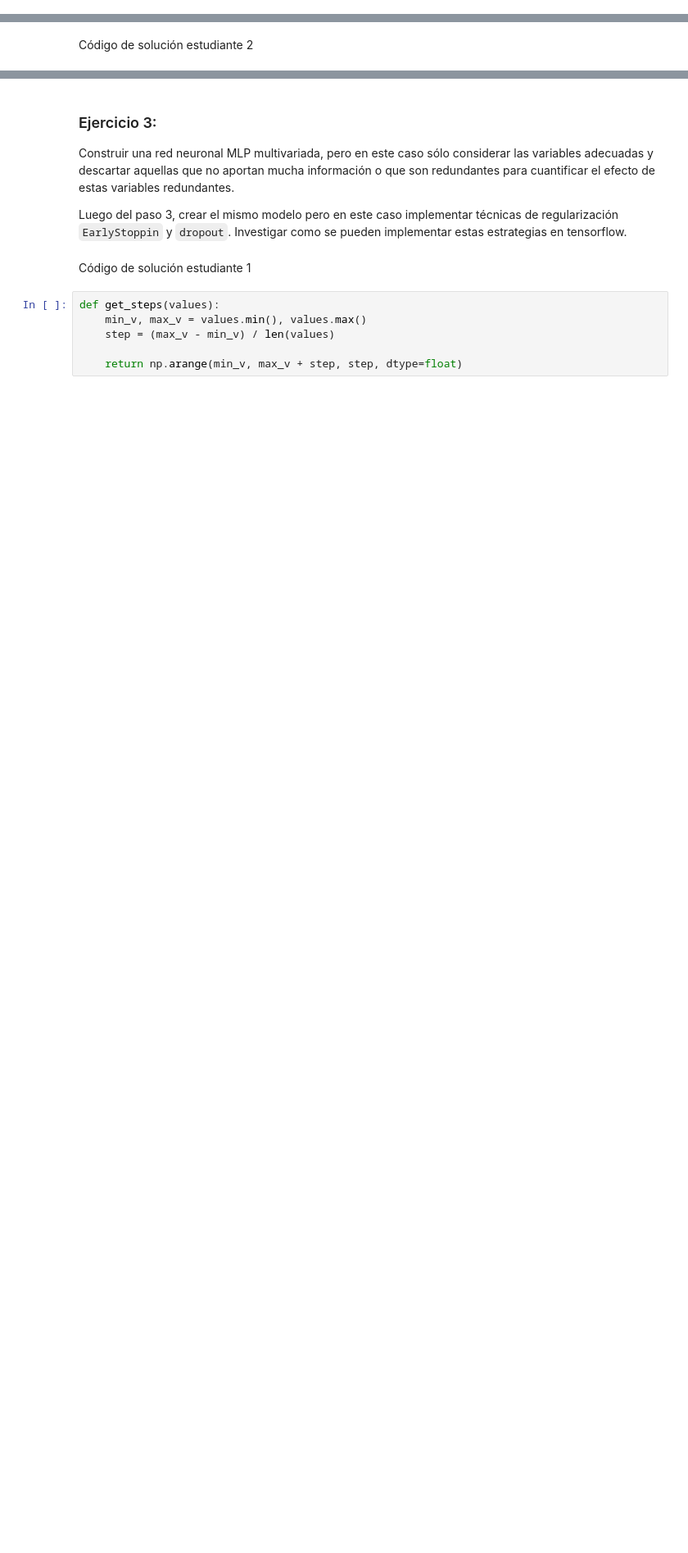
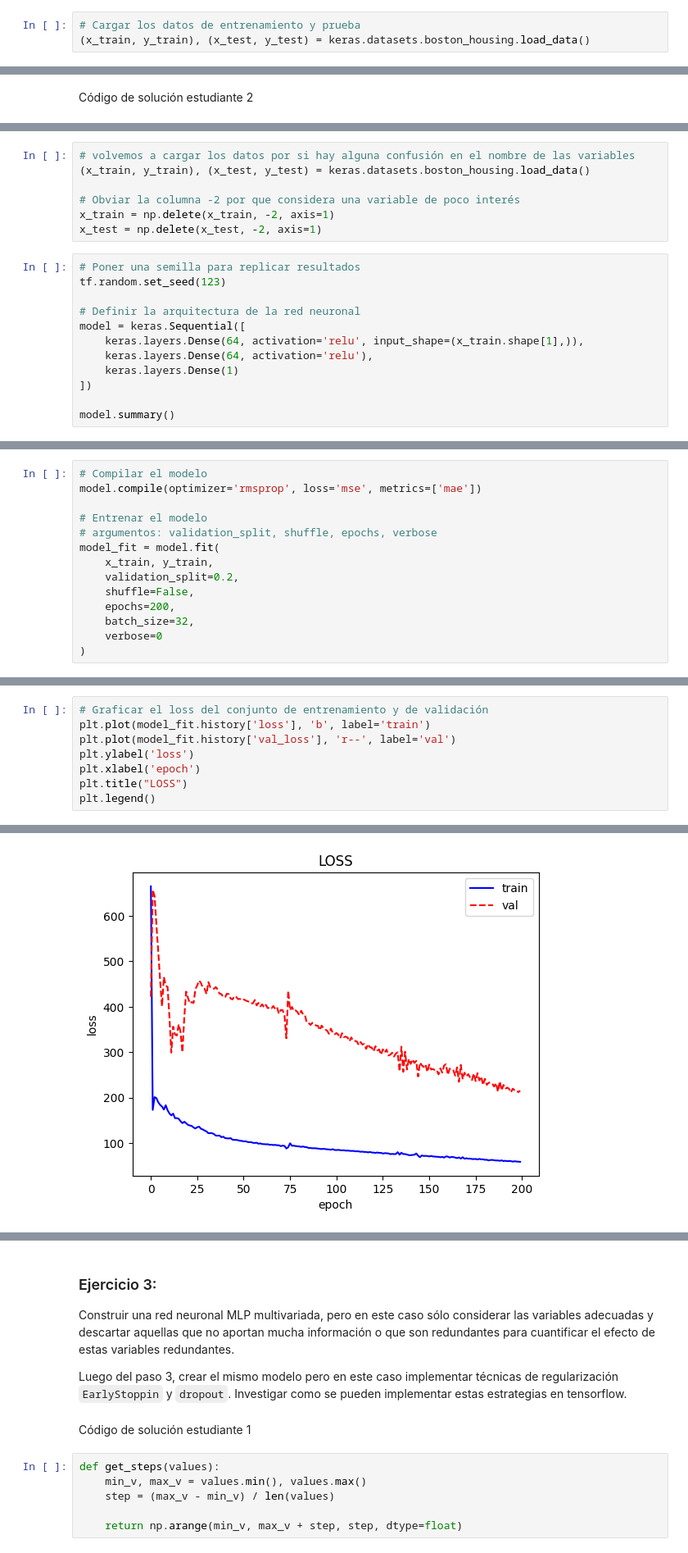
Before and after one commit to xagallegos/ProyectoConjunto_XGallegos_SDDue-as, a Jupyter notebook: Tarea4.ipynb, the cells around one changed output, grey strips where cells are left out. Shown at 82% size. Cells and saved outputs as stored; diff of their text form; blank space fills up the shorter version.

```diff
--- a/Tarea4.ipynb
+++ b/Tarea4.ipynb
@@ -358,0 +362,3 @@ Código de solución estudiante 2
+# %%
+# Cargar los datos de entrenamiento y prueba
+(x_train, y_train), (x_test, y_test) = keras.datasets.boston_housing.load_data()
@@ -454,0 +603,19 @@ Código de solución estudiante 2
+# %%
+# volvemos a cargar los datos por si hay alguna confusión en el nombre de las variables
+(x_train, y_train), (x_test, y_test) = keras.datasets.boston_housing.load_data()
+
+# Obviar la columna -2 por que considera una variable de poco interés
+x_train = np.delete(x_train, -2, axis=1)
+x_test = np.delete(x_test, -2, axis=1)
+# %%
+# Poner una semilla para replicar resultados
+tf.random.set_seed(123)
+
+# Definir la arquitectura de la red neuronal
+model = keras.Sequential([
+    keras.layers.Dense(64, activation='relu', input_shape=(x_train.shape[1],)),
+    keras.layers.Dense(64, activation='relu'),
+    keras.layers.Dense(1)
+])
+
+model.summary()
@@ -454,0 +636,14 @@ Código de solución estudiante 2
+# %%
+# Compilar el modelo
+model.compile(optimizer='rmsprop', loss='mse', metrics=['mae'])
+
+# Entrenar el modelo
+# argumentos: validation_split, shuffle, epochs, verbose
+model_fit = model.fit(
+    x_train, y_train,
+    validation_split=0.2,
+    shuffle=False,
+    epochs=200,
+    batch_size=32,
+    verbose=0
+)
@@ -454,0 +659,9 @@ Código de solución estudiante 2
+# %%
+# Graficar el loss del conjunto de entrenamiento y de validación
+plt.plot(model_fit.history['loss'], 'b', label='train')
+plt.plot(model_fit.history['val_loss'], 'r--', label='val')
+plt.ylabel('loss')
+plt.xlabel('epoch')
+plt.title("LOSS")
+plt.legend()
+# %% [output]
@@ -454,0 +669 @@ Código de solución estudiante 2
+[figure, added]
```
Also changed, not shown: parts of 48 cells of this notebook.
